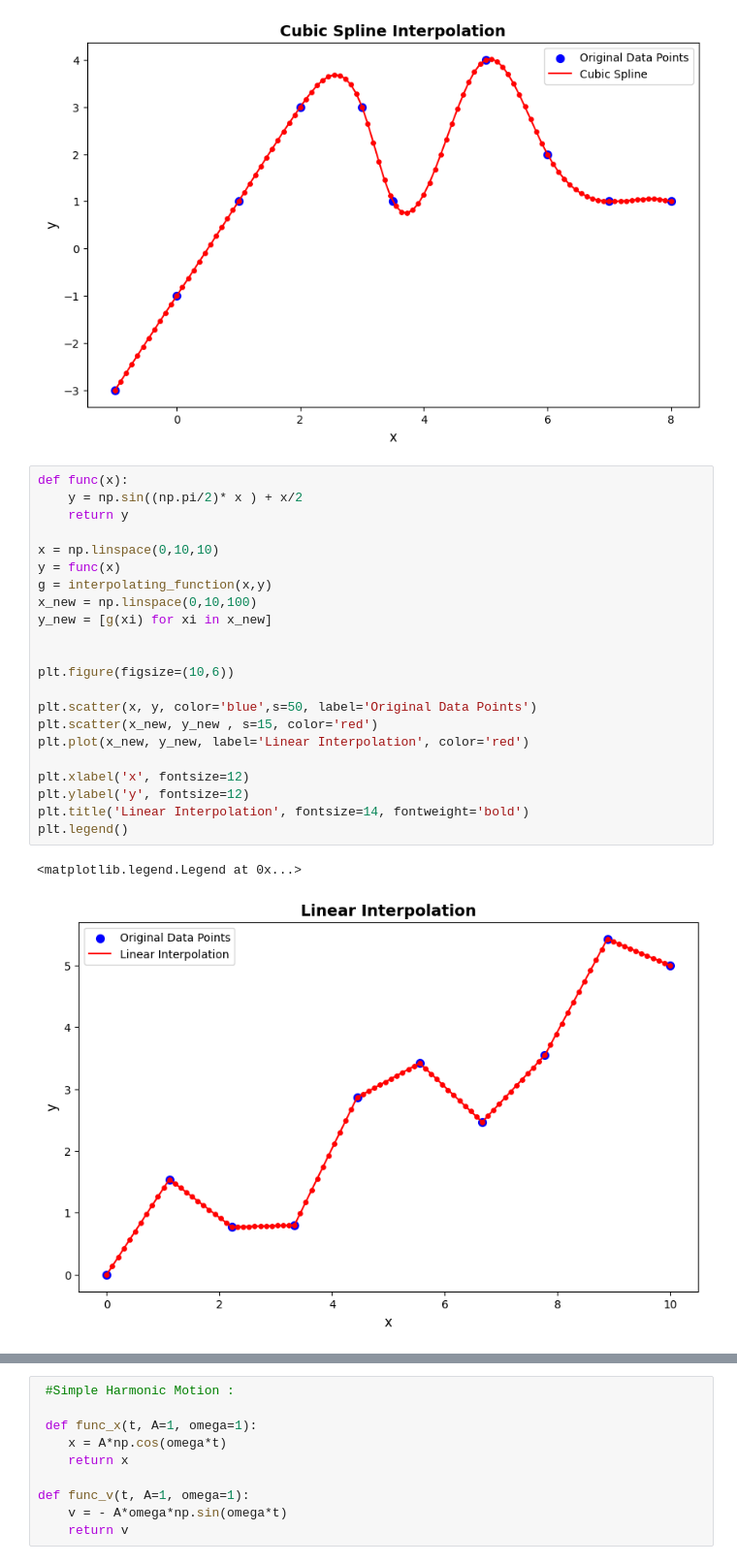
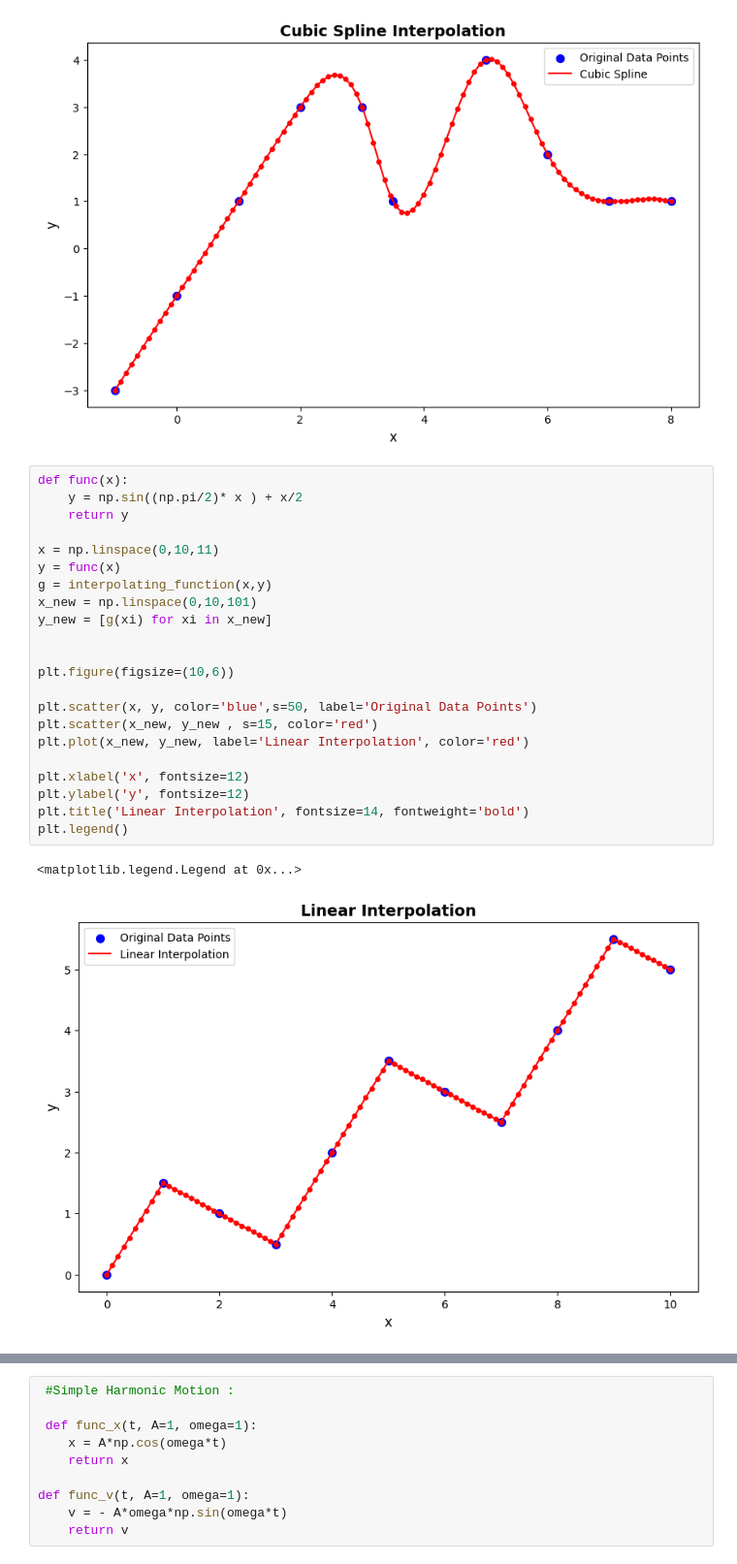
Before and after one commit to Aradhikaaa/Interpolation, a Jupyter notebook: hw1.ipynb, the cells around one changed output, grey strips where cells are left out. Shown at 97% size. Drawn from its saved outputs; the diff is of its cells as text.

```diff
--- a/hw1.ipynb
+++ b/hw1.ipynb
@@ -77,28 +78,28 @@ plt.legend()
 # %%
 def func(x):
     y = np.sin((np.pi/2)* x ) + x/2
     return y
 
-x = np.linspace(0,10,10)
+x = np.linspace(0,10,11)
 y = func(x)
 g = interpolating_function(x,y)
-x_new = np.linspace(0,10,100)
+x_new = np.linspace(0,10,101)
 y_new = [g(xi) for xi in x_new]
 
 
 plt.figure(figsize=(10,6))
 
 plt.scatter(x, y, color='blue',s=50, label='Original Data Points')
 plt.scatter(x_new, y_new , s=15, color='red')
 plt.plot(x_new, y_new, label='Linear Interpolation', color='red')
 
 plt.xlabel('x', fontsize=12)
 plt.ylabel('y', fontsize=12)
 plt.title('Linear Interpolation', fontsize=14, fontweight='bold')
 plt.legend()
 # %% [output]
 <matplotlib.legend.Legend at 0x...>
-[figure, old version]
+[figure, new version]
 # %%
 cs = CubicSpline(x, y)
 y_new_cs= cs(x_new)
```
Also changed, not shown: parts of 8 cells of this notebook.
